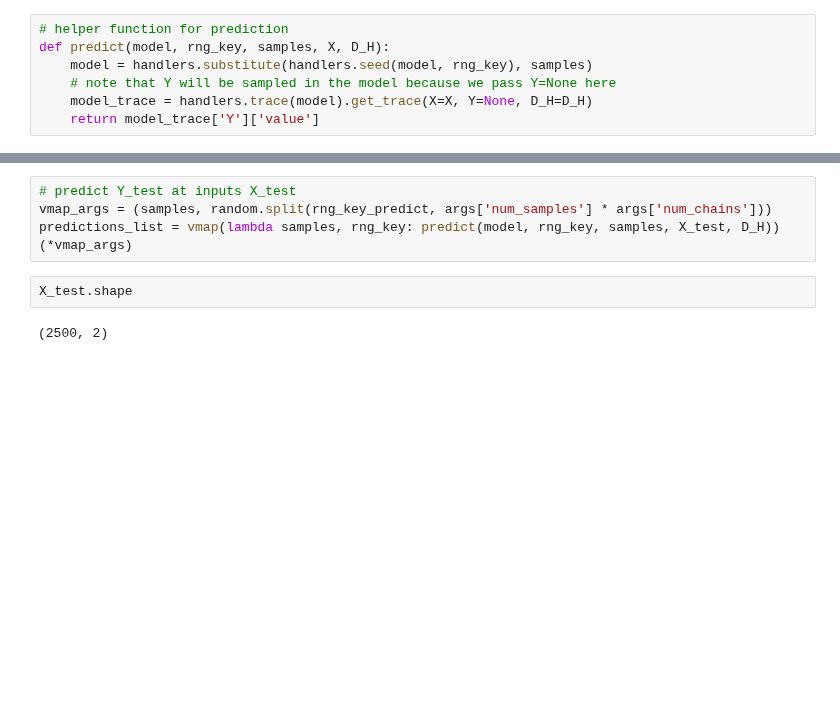
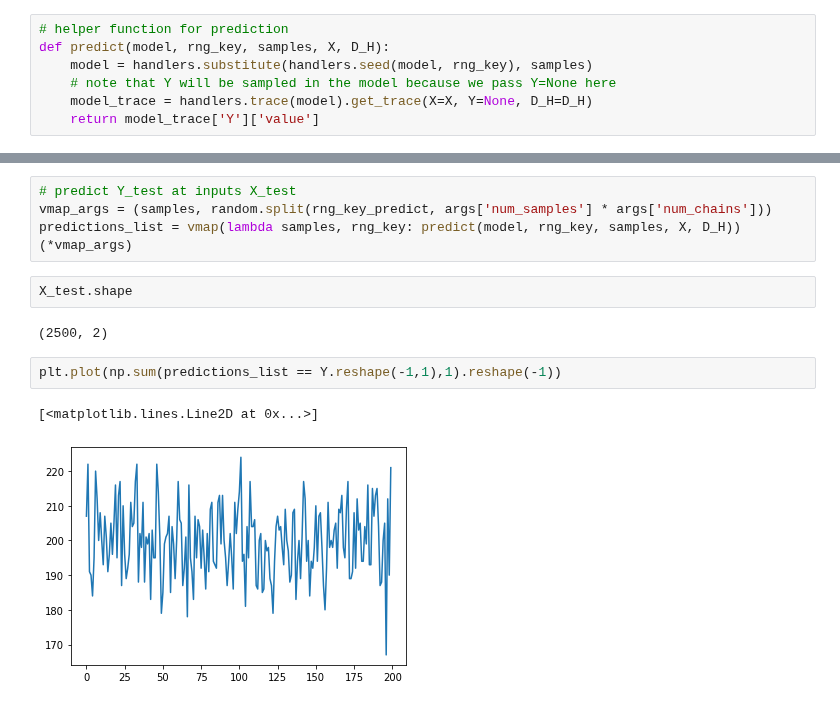
Before and after one commit to g-benton/hessian-eff-dim, a Jupyter notebook: experiments/bnn_spirals/bnn_spirals_nb.ipynb, the cells around one changed output, grey strips where cells are left out. Saved outputs shown, nothing was run; the diff lists cells and outputs as text; blank space fills up the shorter version.

```diff
--- a/experiments/bnn_spirals/bnn_spirals_nb.ipynb
+++ b/experiments/bnn_spirals/bnn_spirals_nb.ipynb
@@ -115,11 +155,16 @@ MCMC elapsed time: 34.549241065979004
 # %%
 # predict Y_test at inputs X_test
 vmap_args = (samples, random.split(rng_key_predict, args['num_samples'] * args['num_chains']))
-predictions_list = vmap(lambda samples, rng_key: predict(model, rng_key, samples, X_test, D_H))(*vmap_args)
+predictions_list = vmap(lambda samples, rng_key: predict(model, rng_key, samples, X, D_H))(*vmap_args)
 # %%
 X_test.shape
 # %% [output]
 (2500, 2)
+# %%
+plt.plot(np.sum(predictions_list == Y.reshape(-1,1),1).reshape(-1))
+# %% [output]
+[<matplotlib.lines.Line2D at 0x...>]
+[figure, added]
 # %%
 # make plots
 fig, ax = plt.subplots(1, 1)
```
Also changed, not shown: parts of 13 cells of this notebook, 2 other files.
